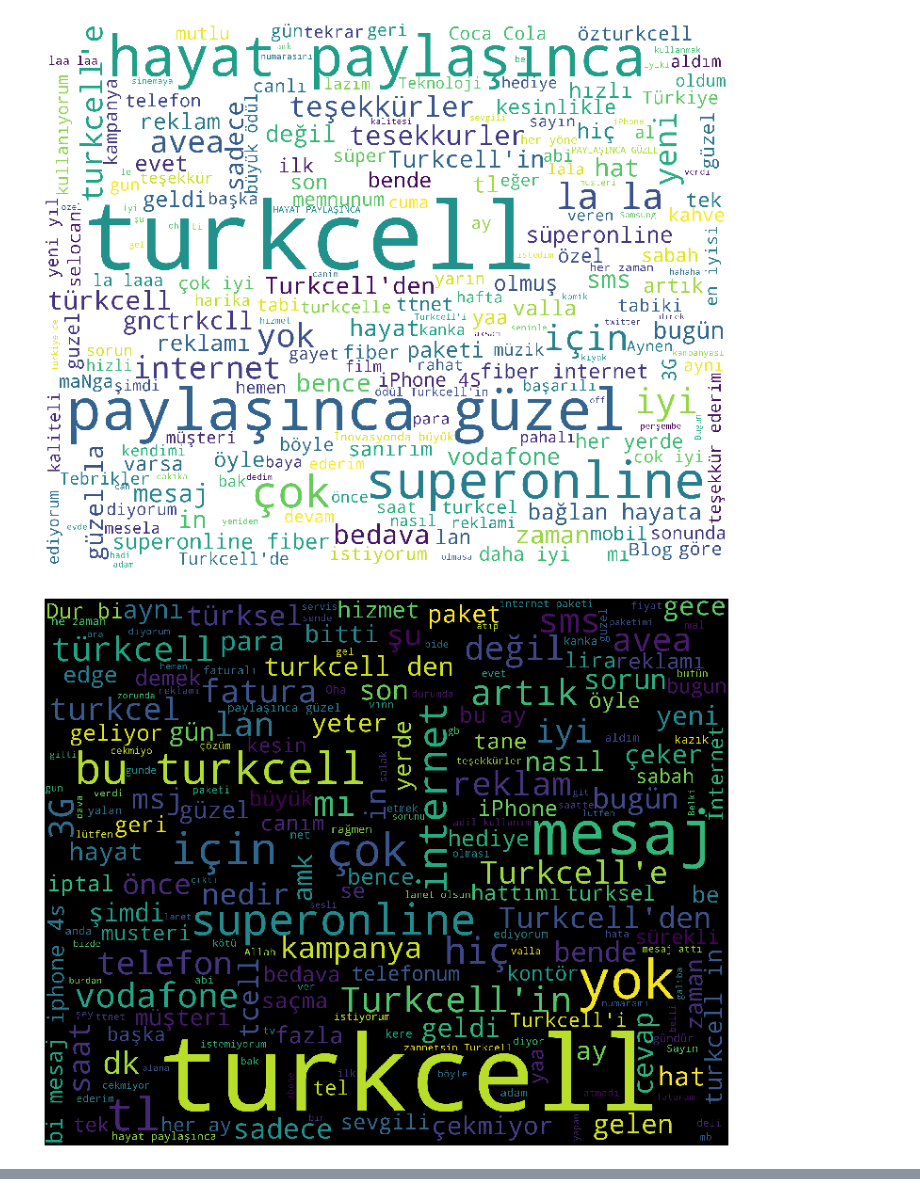
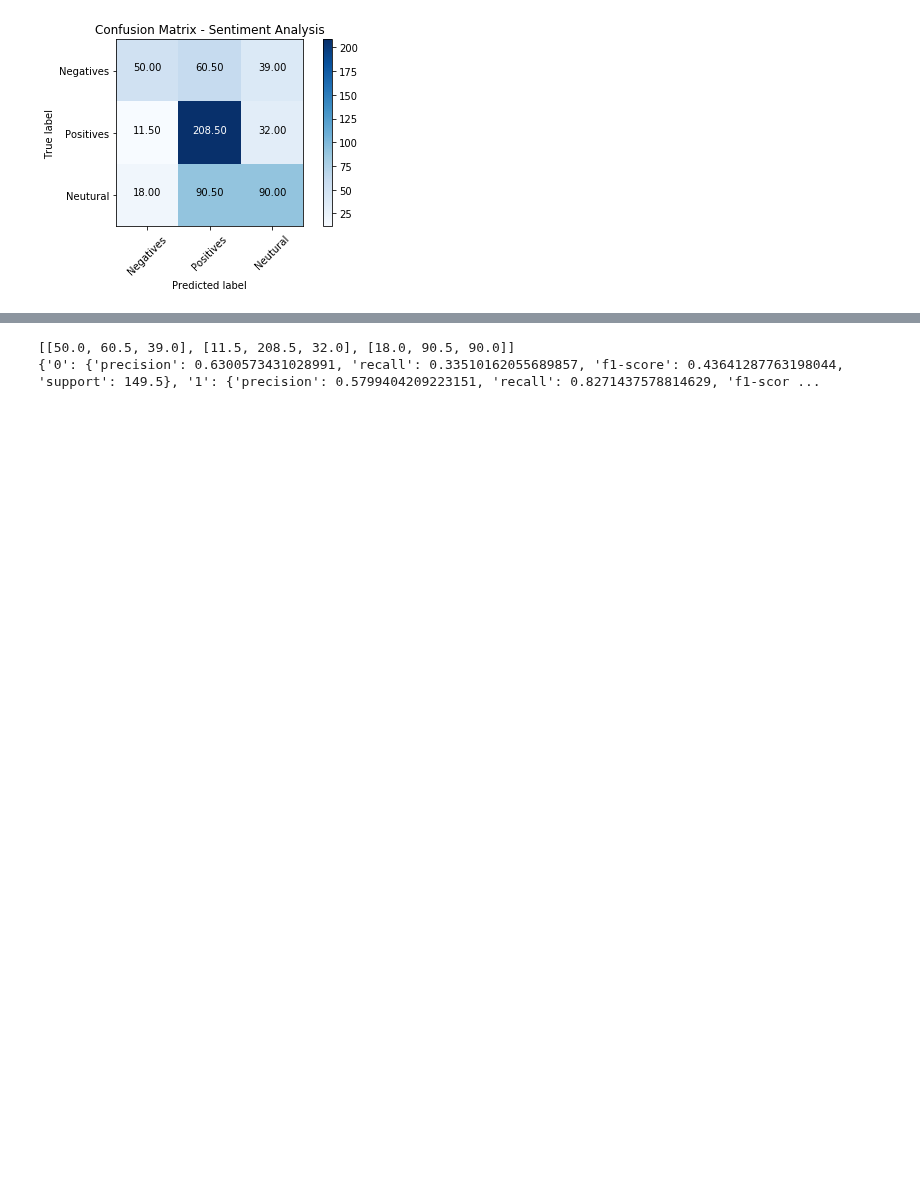
Before and after one commit to 5l1v3r1/ML-Project, a Jupyter notebook: final.ipynb, the cells around one changed output, grey strips where cells are left out. Saved outputs shown, nothing was run; the diff lists cells and outputs as text; code cells hidden in the pictures; blank space fills up the shorter version.

```diff
--- a/final.ipynb
+++ b/final.ipynb
@@ -77,12 +77,12 @@ def get_external_stopwords():
 
 def get_cm(y_test,y_predict):
     cm = confusion_matrix(y_test,y_predict)
-    plot_cm(cm)
+    #plot_cm(cm)
     return cm
 
 def get_c_report(y_test,y_predict):
-    cr = classification_report(y_test,y_predict)
-    print(cr)
+    #print(classification_report(y_test,y_predict))
+    cr = classification_report(y_test,y_predict,output_dict=True)
     return cr
 
 
@@ -95,7 +95,7 @@ def plot_cm(cm):
     tick_marks = np.arange(len(classes))
     plt.xticks(tick_marks, classes, rotation=45)
     plt.yticks(tick_marks, classes)
-    text_format = 'd'
+    text_format = '05.2f'
     thresh = cm.max() / 2.
     for row, column in itertools.product(range(cm.shape[0]), range(cm.shape[1])):
         plt.text(column, row, format(cm[row, column], text_format),
@@ -109,11 +109,14 @@ def plot_cm(cm):
 def svm_model(stop, processed_features, labels):
     vectorizer = TfidfVectorizer (max_features=2500, min_df=5, max_df=0.4, stop_words=stop)
     processed_features = vectorizer.fit_transform(processed_features)
+    pd.DataFrame(
+    processed_features.todense(),
+    columns=vectorizer.get_feature_names())
     X_train, X_test, y_train, y_test = train_test_split(processed_features, labels, test_size=0.2, random_state=1)
     model = svm.SVC(kernel='rbf')
     model.fit(X_train, y_train)
     predicted_sentiment = model.predict(X_test)
-    print(accuracy_score(y_test, predicted_sentiment))
+    #print(accuracy_score(y_test, predicted_sentiment))
     c_report = get_c_report(y_test, predicted_sentiment)
     cm = get_cm(y_test, predicted_sentiment)
     return cm, c_report
@@ -129,41 +132,74 @@ def wordcloud_draw(data,stop, color = 'black'):
     wordcloud = WordCloud(stopwords=stop,
                       background_color=color,
                       width=2500,
                       height=2000
                      ).generate(cleaned_word)
     plt.figure(1,figsize=(13, 13))
     plt.imshow(wordcloud)
     plt.axis('off')
     plt.show()
 
 def plot_text(text, labels, stop):
     pos = []
     neg = []
     nut = []
     for i in range(0, len(text)):
         if labels[i] == 0:
             pos.append(text[i])
         elif labels[i] == 1:
             neg.append(text[i])
         else:
             nut.append(text[i])
     print('Positive Words:')
     wordcloud_draw(pos,stop,'white')
     print('Negative Words:')
     wordcloud_draw(neg,stop,'black')
     print('Neutral Words:')
     wordcloud_draw(nut,stop,'blue')
 
 data = getDataset()
-data = data.sample(frac=1).reset_index(drop=True)
-#data_analayzer(data)
-features = data.iloc[:,0].values
-labels = data.iloc[:,1].values
-stop = get_external_stopwords()
-plot_text(features, labels, stop)
-processed_features = preprocces_Text(features)
-plot_text(processed_features, labels, stop)
-cm, cr = svm_model(stop, processed_features, labels)
+total_cm = []
+total_cr = []
+REPEAT = 2
+for i in range(REPEAT):
+    data = data.sample(frac=1).reset_index(drop=True)
+    #data_analayzer(data)
+    features = data.iloc[:,0].values
+    labels = data.iloc[:,1].values
+    stop = get_external_stopwords()
+    # plot_text(features, labels, stop)
+    processed_features = preprocces_Text(features)
+    # plot_text(processed_features, labels, stop)
+    cm, cr = svm_model(stop, processed_features, labels)
+    if len(total_cm) == 0:
+        total_cm = cm
+    else:
+        total_cm = [[total_cm[i][j] + cm[i][j]  for j in range(len(total_cm[0]))] for i in range(len(total_cm))]
+    if len(total_cr) == 0:
+        total_cr = cr
+    else:
+        for key in total_cr:
+            if (isinstance(total_cr[key], float)):
+                total_cr[key] = total_cr[key] + cr[key]
+            else:
+                for j in total_cr[key]:
+                    total_cr[key][j] = total_cr[key][j] + cr[key][j]
+
+
+
+total_cm = [[total_cm[i][j] / REPEAT  for j in range(len(total_cm[0]))] for i in range(len(total_cm))]
+
+for key in total_cr:
+            if (isinstance(total_cr[key], float)):
+                total_cr[key] = total_cr[key] / REPEAT
+            else:
+                for j in total_cr[key]:
+                    total_cr[key][j] = total_cr[key][j] / REPEAT
+
+
+plot_cm(np.array(total_cm))
+
+print(total_cm)
+print(total_cr)
 # %% [output]
-[figure, old version]
+[figure, new version]
-[figure, removed]
@@ -170,0 +206,2 @@ cm, cr = svm_model(stop, processed_features, labels)
+[[50.0, 60.5, 39.0], [11.5, 208.5, 32.0], [18.0, 90.5, 90.0]]
+{'0': {'precision': 0.6300573431028991, 'recall': 0.33510162055689857, 'f1-score': 0.43641287763198044, 'support': 149.5}, '1': {'precision': 0.5799404209223151, 'recall': 0.8271437578814629, 'f1-scor ...
```
Also changed, not shown: parts of 1 cell of this notebook, 1 other file.
